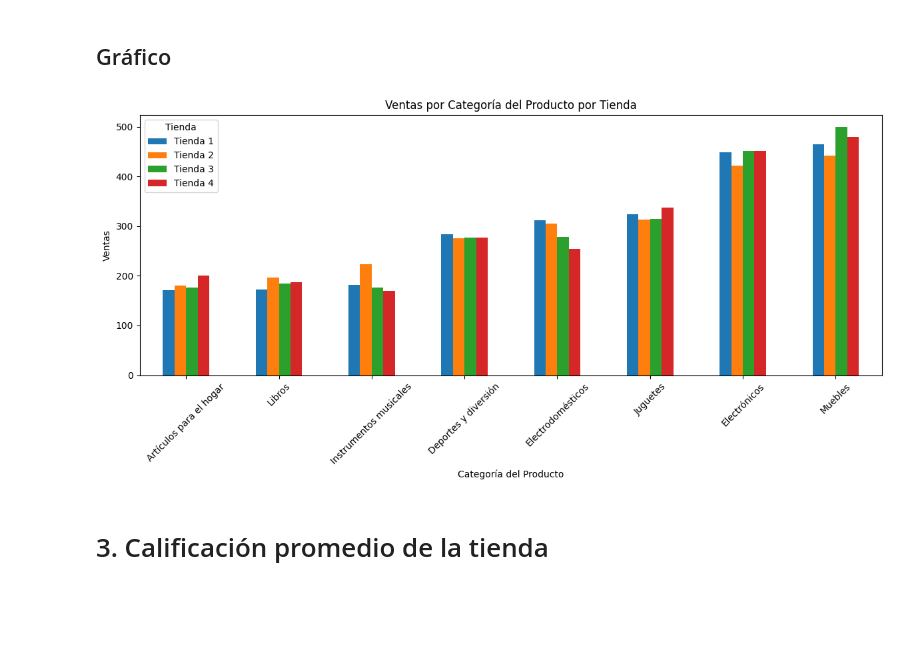
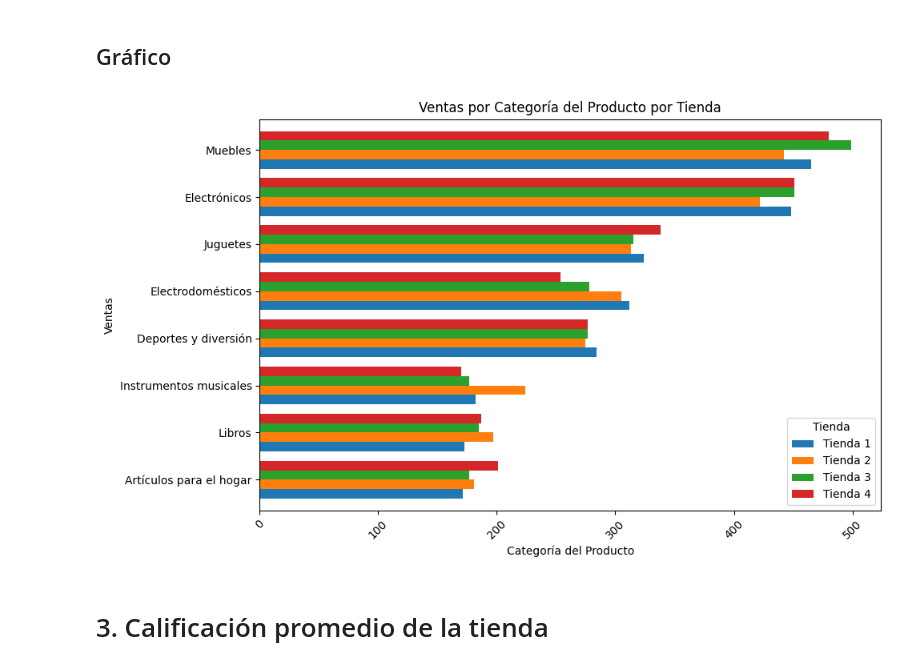
Before and after one commit to Nataliahfk/Challenge_Venta_Sucursales, a Jupyter notebook: AluraStoreLatam.ipynb, the cells around one changed output. Cells and saved outputs as stored; diff of their text form; code cells hidden in the pictures; blank space fills up the shorter version.

```diff
--- a/AluraStoreLatam.ipynb
+++ b/AluraStoreLatam.ipynb
@@ -125,16 +125,16 @@ ventas_categoria.head(10)
 # %% [markdown]
 ## Gráfico
 # %%
-ventas_categoria.plot(kind="bar", figsize=(12, 6))
+ventas_categoria.plot(kind="barh", width = 0.8 ,figsize=(10, 6))
 plt.title("Ventas por Categoría del Producto por Tienda")
 plt.xlabel("Categoría del Producto")
 plt.ylabel("Ventas")
 plt.xticks(rotation=45)
 plt.legend(title="Tienda")
 plt.tight_layout()
 plt.show()
 # %% [output]
-[figure, old version]
+[figure, new version]
 # %% [markdown]
 # 3. Calificación promedio de la tienda
 # %%
```
Also changed, not shown: parts of 9 cells of this notebook.
